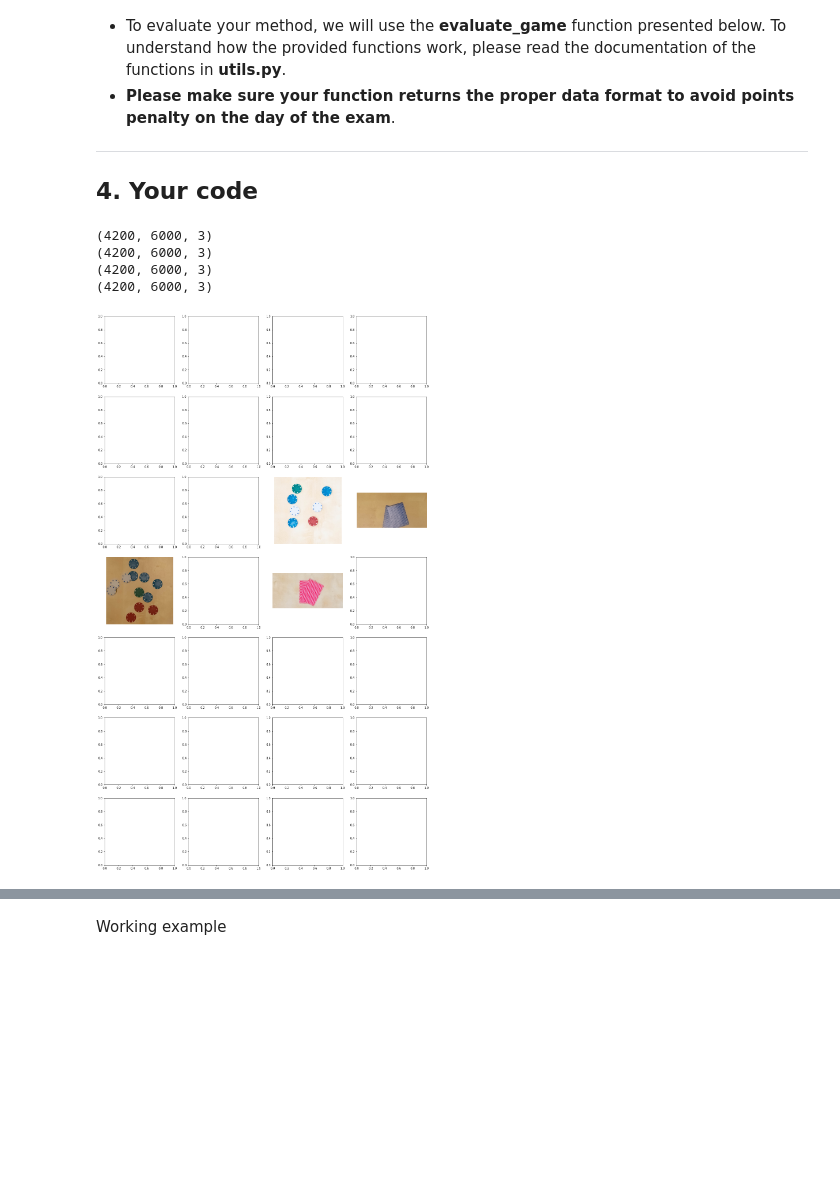
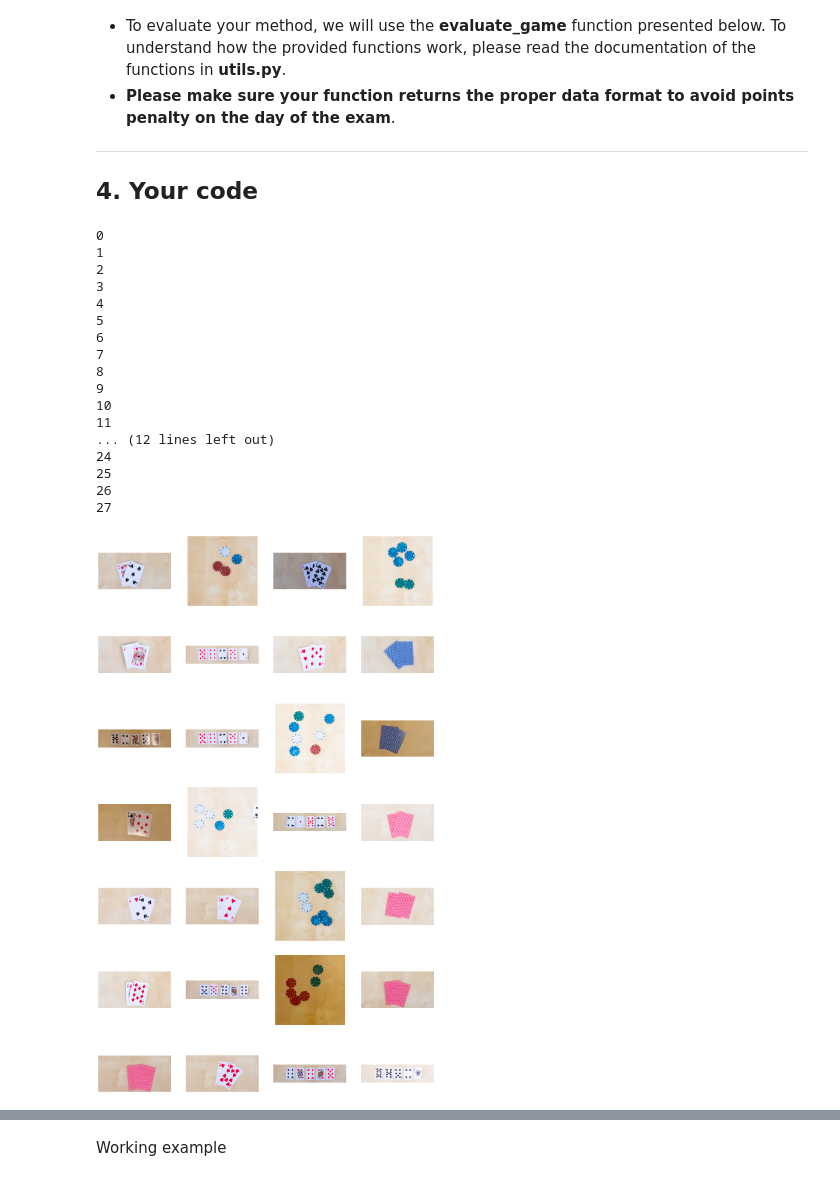
Before and after one commit to fraborg99/Iapr_final_project, a Jupyter notebook: project.ipynb, the cells around one changed output, grey strips where cells are left out. Saved outputs shown, nothing was run; the diff lists cells and outputs as text; code cells hidden in the pictures; blank space fills up the shorter version.

```diff
--- a/project.ipynb
+++ b/project.ipynb
@@ -173,7 +172,7 @@ def plot(im):
 
     kernelop = np.ones((80,80),np.uint8)
     kerneldil = np.ones((90,90),np.uint8)
-    kernelder = np.ones((40,40),np.uint8)
+    kernelder = np.ones((30,30),np.uint8)
 
     image = cv2.morphologyEx(thresh, cv2.MORPH_OPEN, kernelop)
     image = cv2.dilate(image,kerneldil,iterations = 1)
@@ -280,11 +281,16 @@ def deskew(file):
     return out
 # %%
-def area_partition(out):
+def area_partition(out, default = False, reference = None):
+    if default:
+        ref = reference
+
+    else:
+        ref = out
     k = 4
 
     sides_rat = 1/k
     cent_rat = 1/(k - 2)
-    size = out.shape[0]
+    size = ref.shape[0]
 
     half = size//2
     beg = round(sides_rat*size)
@@ -302,31 +308,43 @@ def area_partition(out):
 # %%
 path_data = "data/train"
 img_name = "train_"
 
 # test cut sections
 n = 28
 k = 4
 rows = math.ceil(n/4)
 fig, axs = plt.subplots(rows, 4 ,figsize=(20,5*rows))
 
 for i in range(n):
-    if i in [13]:
-        continue
+    print(i)
     file = os.path.join(path_data, img_name+str(i).zfill(2)+".jpg")
     out = deskew(file)
     pl1, pl2, pl3, pl4, table, fiches = area_partition(out)
     allplayers = [pl1, pl2, pl3, pl4, table, fiches]
 
     row = i//4
     col = i%4
 
     axs[row, col].imshow(allplayers[np.random.randint(0, 6)])
     axs[row, col].axis('off')
 
 fig.subplots_adjust(wspace=None, hspace=None)
 # %% [output]
-(4200, 6000, 3)
-(4200, 6000, 3)
-(4200, 6000, 3)
-(4200, 6000, 3)
+0
+1
+2
+3
+4
+5
+6
+7
+8
+9
+10
+11
+... (12 lines left out)
+24
+25
+26
+27
-[figure, old version]
+[figure, new version]
```
Also changed, not shown: parts of 5 cells of this notebook.
